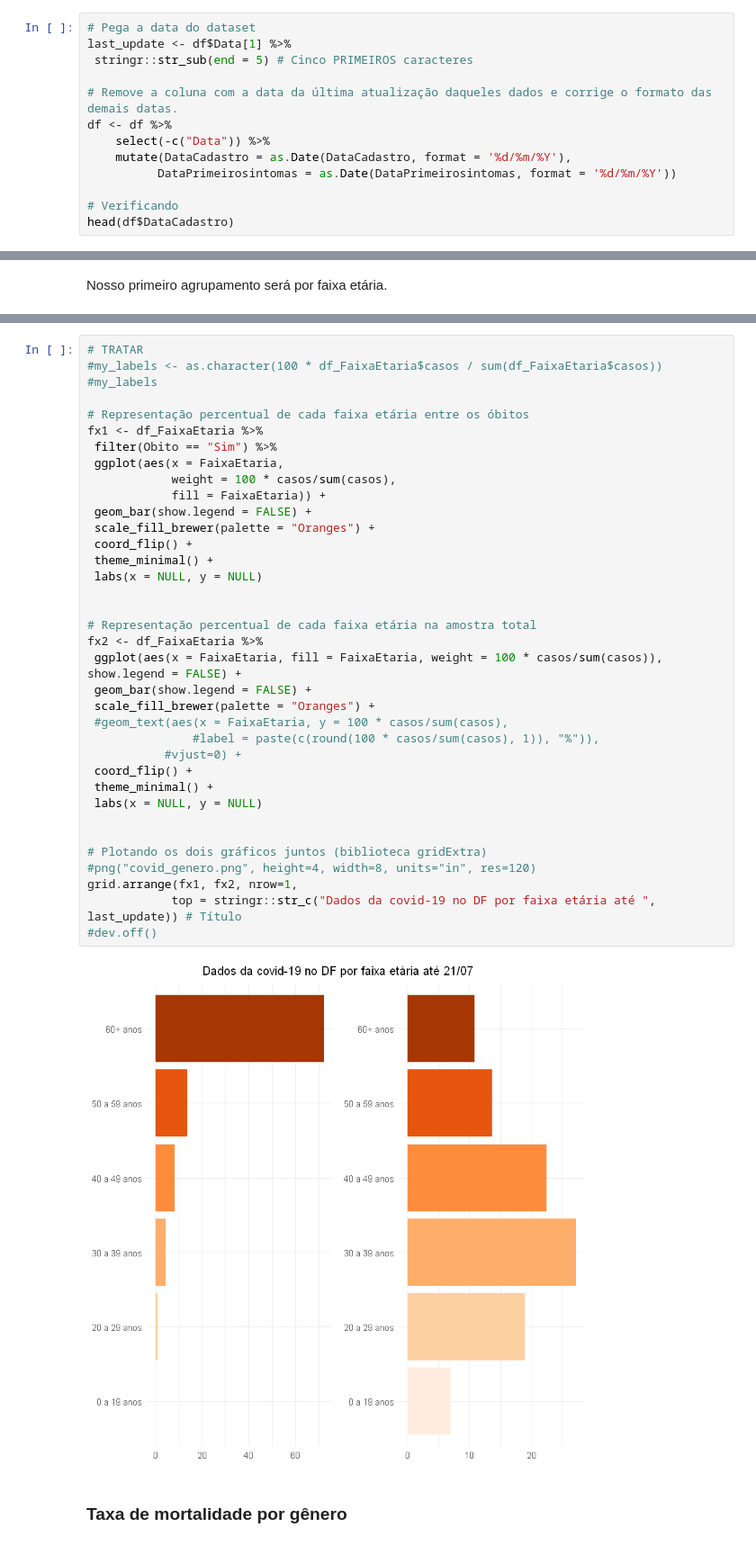
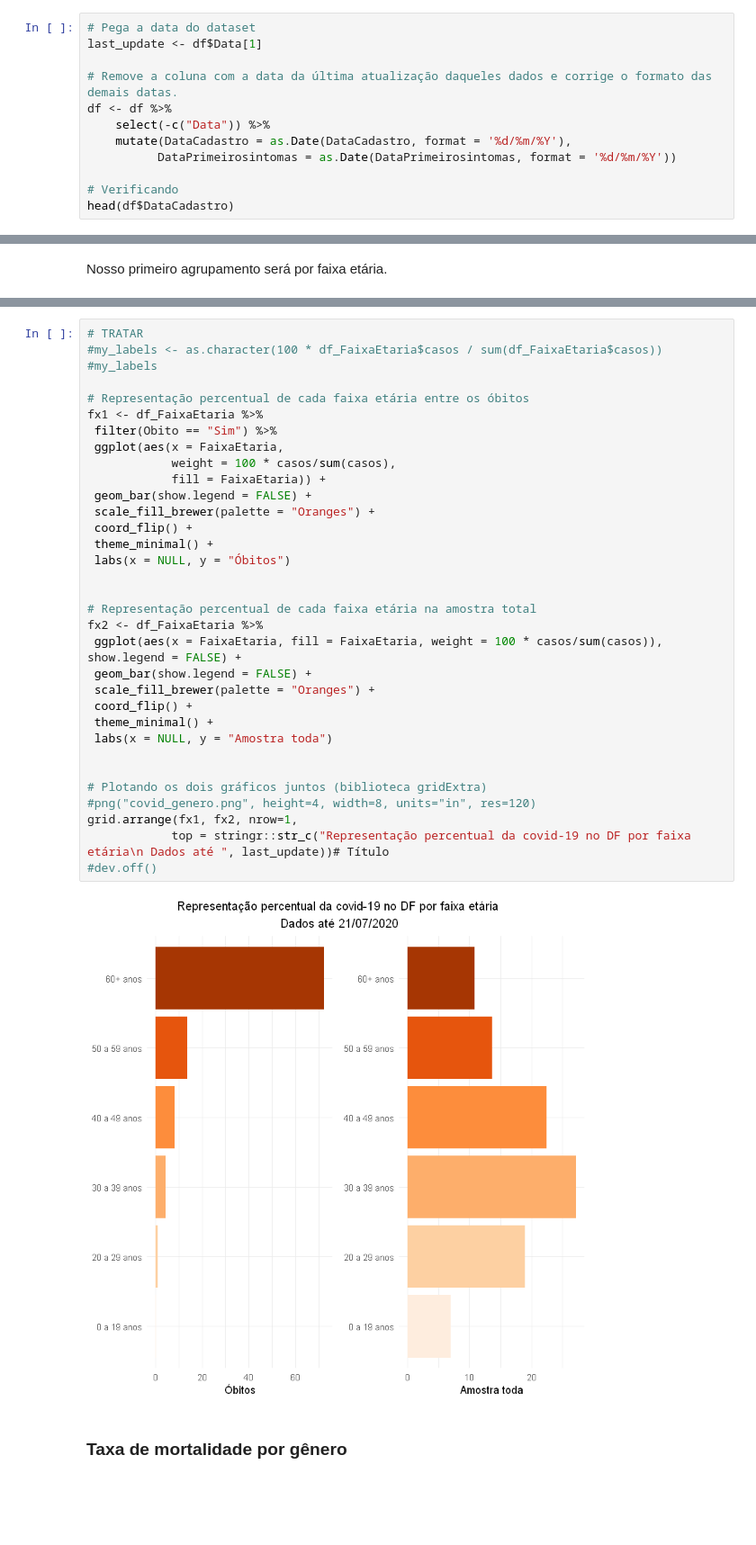
Before and after one commit to rstuckert3/covid_df, a Jupyter notebook: covid_notebook.ipynb, the cells around one changed output, grey strips where cells are left out. Shown at 90% size. Drawn from its saved outputs; the diff is of its cells as text; blank space fills up the shorter version.

```diff
--- a/covid_notebook.ipynb
+++ b/covid_notebook.ipynb
@@ -90,8 +88,7 @@ head(df) # Início
 Uma vez que tudo está como deveria, podemos prosseguir com o tratamento dos dados. Primeiro iremos remover a coluna com a data da última atualização daquele dataset, e depois corrigir o formato da data de cadastro dos casos.
 # %%
 # Pega a data do dataset
-last_update <- df$Data[1] %>%
- stringr::str_sub(end = 5) # Cinco PRIMEIROS caracteres
+last_update <- df$Data[1]
 
 # Remove a coluna com a data da última atualização daqueles dados e corrige o formato das demais datas.
 df <- df %>%
@@ -183,40 +180,37 @@ df_FaixaEtaria
 # TRATAR
 #my_labels <- as.character(100 * df_FaixaEtaria$casos / sum(df_FaixaEtaria$casos))
 #my_labels
 
 # Representação percentual de cada faixa etária entre os óbitos
 fx1 <- df_FaixaEtaria %>%
  filter(Obito == "Sim") %>%
  ggplot(aes(x = FaixaEtaria,
             weight = 100 * casos/sum(casos),
             fill = FaixaEtaria)) +
  geom_bar(show.legend = FALSE) +
  scale_fill_brewer(palette = "Oranges") +
  coord_flip() +
  theme_minimal() +
- labs(x = NULL, y = NULL)
+ labs(x = NULL, y = "Óbitos")
 
 
 # Representação percentual de cada faixa etária na amostra total
 fx2 <- df_FaixaEtaria %>%
  ggplot(aes(x = FaixaEtaria, fill = FaixaEtaria, weight = 100 * casos/sum(casos)), show.legend = FALSE) +
  geom_bar(show.legend = FALSE) +
  scale_fill_brewer(palette = "Oranges") +
- #geom_text(aes(x = FaixaEtaria, y = 100 * casos/sum(casos),
-               #label = paste(c(round(100 * casos/sum(casos), 1)), "%")),
-           #vjust=0) +
  coord_flip() +
  theme_minimal() +
- labs(x = NULL, y = NULL)
+ labs(x = NULL, y = "Amostra toda")
 
 
 # Plotando os dois gráficos juntos (biblioteca gridExtra)
 #png("covid_genero.png", height=4, width=8, units="in", res=120)
 grid.arrange(fx1, fx2, nrow=1,
-            top = stringr::str_c("Dados da covid-19 no DF por faixa etária até ", last_update)) # Título
+            top = stringr::str_c("Representação percentual da covid-19 no DF por faixa etária\n Dados até ", last_update))# Título
 #dev.off()
 # %% [output]
-[figure, old version]
+[figure, new version]
 # %% [markdown]
 ### Taxa de mortalidade por gênero
 # %% [markdown]
```
Also changed, not shown: parts of 5 cells of this notebook, 1 other file.
